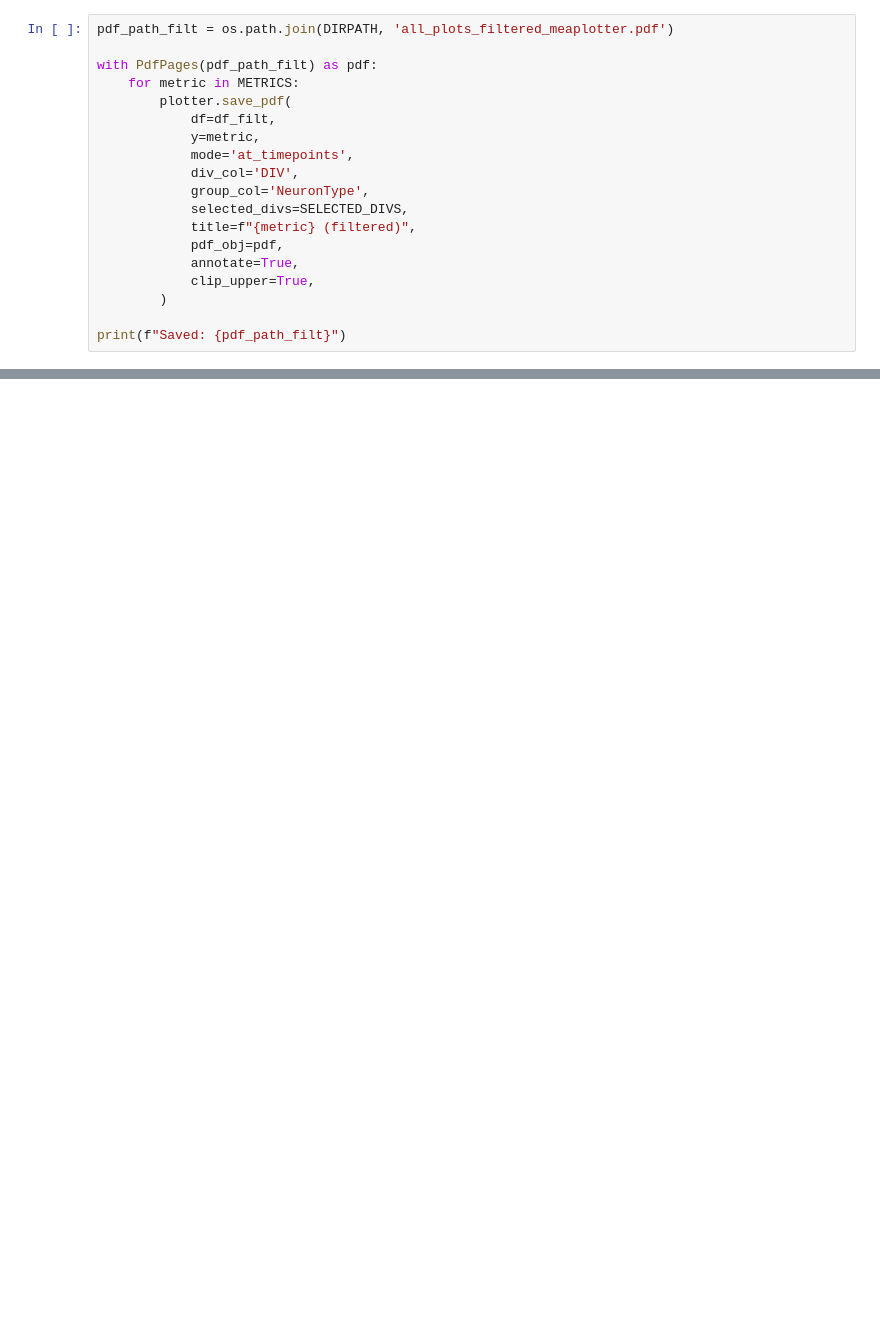
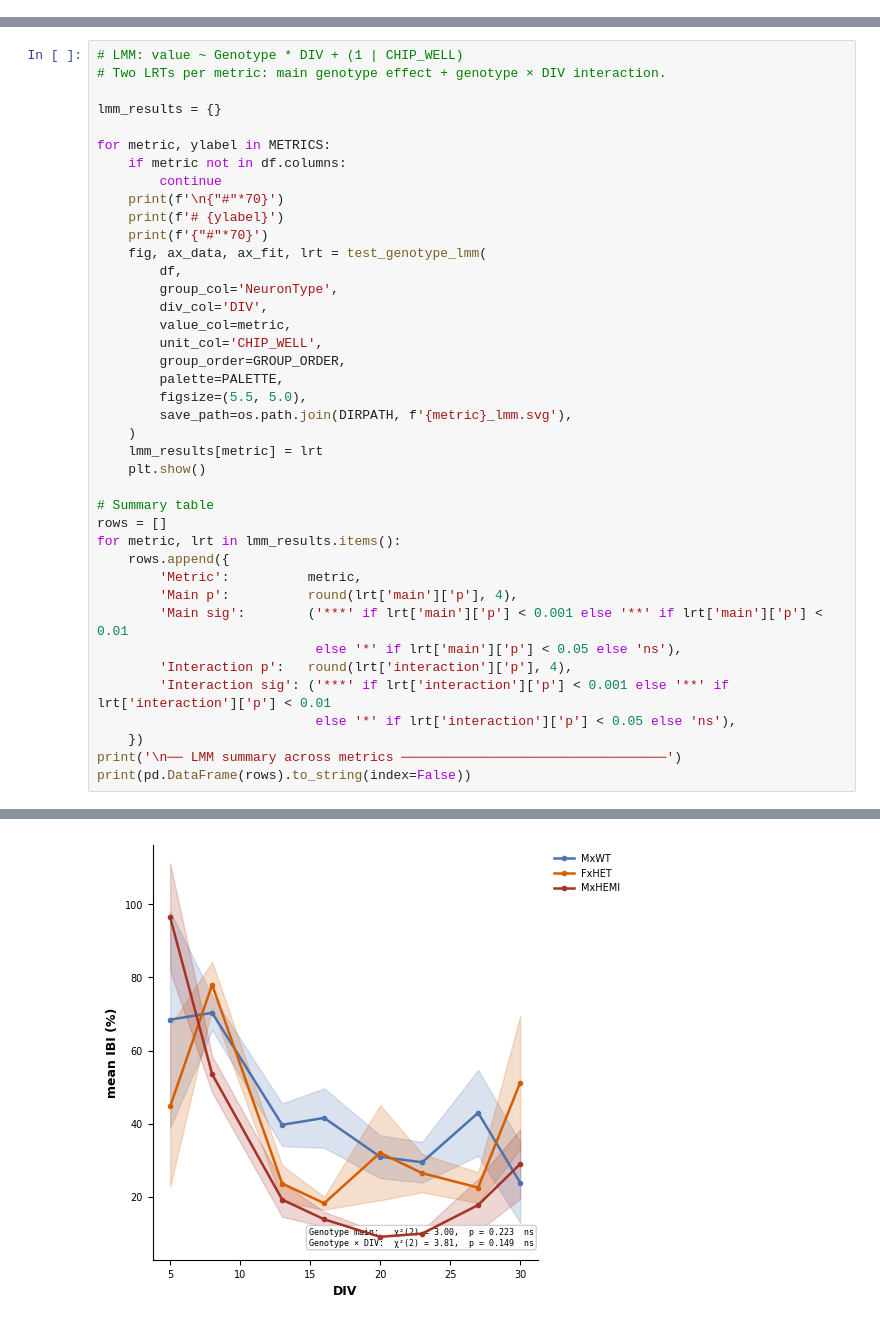
Before and after one commit to BenShalomLab/MEA-Analysis-Plotter, a Jupyter notebook: networkmetricsfigures.ipynb, the cells around one changed output, grey strips where cells are left out. Saved outputs shown, nothing was run; the diff lists cells and outputs as text; blank space fills up the shorter version.

Commit message:
WIP plotting graphs

```diff
--- a/networkmetricsfigures.ipynb
+++ b/networkmetricsfigures.ipynb
@@ -232,19 +0,0 @@ Excluded 56 rows. Remaining: 130
-# %%
-pdf_path_filt = os.path.join(DIRPATH, 'all_plots_filtered_meaplotter.pdf')
-
-with PdfPages(pdf_path_filt) as pdf:
-    for metric in METRICS:
-        plotter.save_pdf(
-            df=df_filt,
-            y=metric,
-            mode='at_timepoints',
-            div_col='DIV',
-            group_col='NeuronType',
-            selected_divs=SELECTED_DIVS,
-            title=f"{metric} (filtered)",
-            pdf_obj=pdf,
-            annotate=True,
-            clip_upper=True,
-        )
-
-print(f"Saved: {pdf_path_filt}")
@@ -318,0 +60,41 @@ Selected timepoints: [8, 16, 23, 30]  min_n=3
+# %%
+# LMM: value ~ Genotype * DIV + (1 | CHIP_WELL)
+# Two LRTs per metric: main genotype effect + genotype × DIV interaction.
+
+lmm_results = {}
+
+for metric, ylabel in METRICS:
+    if metric not in df.columns:
+        continue
+    print(f'\n{"#"*70}')
+    print(f'# {ylabel}')
+    print(f'{"#"*70}')
+    fig, ax_data, ax_fit, lrt = test_genotype_lmm(
+        df,
+        group_col='NeuronType',
+        div_col='DIV',
+        value_col=metric,
+        unit_col='CHIP_WELL',
+        group_order=GROUP_ORDER,
+        palette=PALETTE,
+        figsize=(5.5, 5.0),
+        save_path=os.path.join(DIRPATH, f'{metric}_lmm.svg'),
+    )
+    lmm_results[metric] = lrt
+    plt.show()
+
+# Summary table
+rows = []
+for metric, lrt in lmm_results.items():
+    rows.append({
+        'Metric':          metric,
+        'Main p':          round(lrt['main']['p'], 4),
+        'Main sig':        ('***' if lrt['main']['p'] < 0.001 else '**' if lrt['main']['p'] < 0.01
+                            else '*' if lrt['main']['p'] < 0.05 else 'ns'),
+        'Interaction p':   round(lrt['interaction']['p'], 4),
+        'Interaction sig': ('***' if lrt['interaction']['p'] < 0.001 else '**' if lrt['interaction']['p'] < 0.01
+                            else '*' if lrt['interaction']['p'] < 0.05 else 'ns'),
+    })
+print('\n── LMM summary across metrics ──────────────────────────────────')
+print(pd.DataFrame(rows).to_string(index=False))
+# %% [output]
@@ -318,0 +121 @@ Selected timepoints: [8, 16, 23, 30]  min_n=3
+[figure, added]
```
Also changed, not shown: parts of 21 cells of this notebook, 6 other files.
